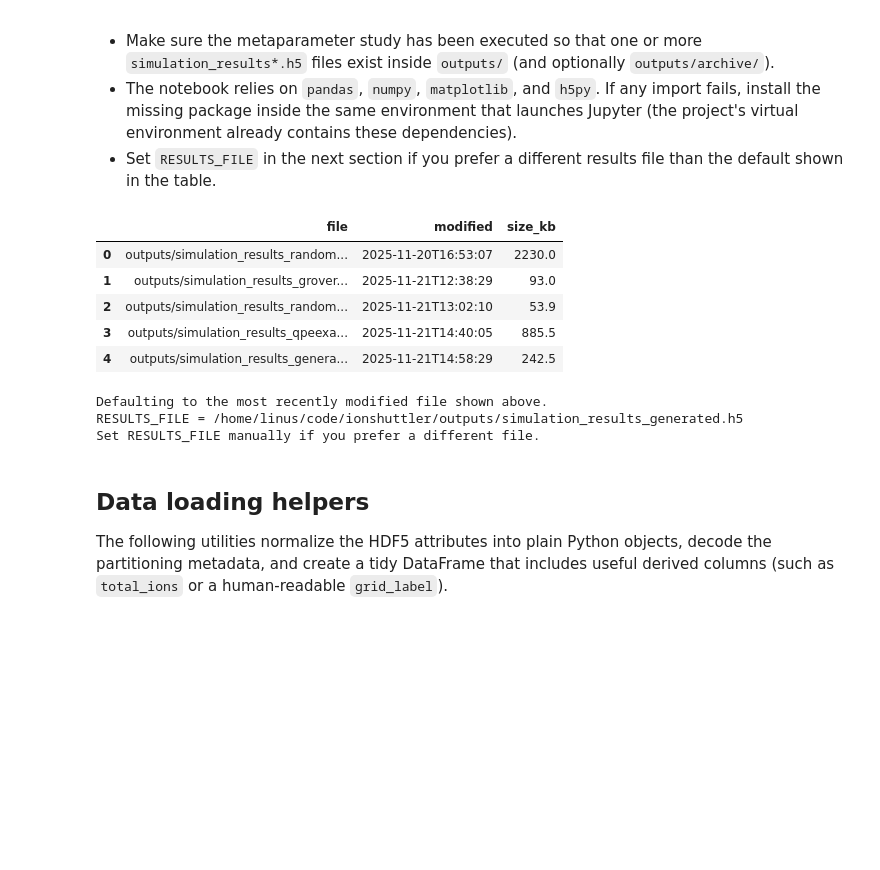
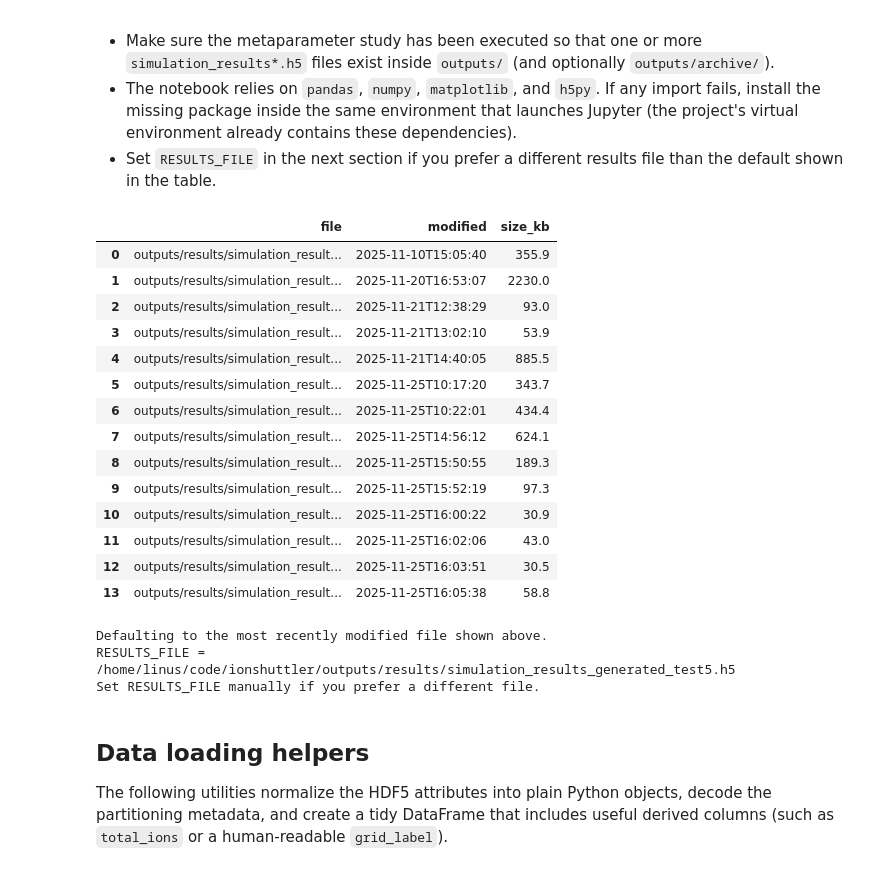
Before and after one commit to linusschulte/ionshuttler, a Jupyter notebook: notebooks/partitioning_comparison.ipynb, the cells around one changed output. Drawn from its saved outputs; the diff is of its cells as text; code cells hidden in the pictures; blank space fills up the shorter version.

```diff
--- a/notebooks/partitioning_comparison.ipynb
+++ b/notebooks/partitioning_comparison.ipynb
@@ -43,7 +43,7 @@ def find_project_root(marker: str = "pyproject.toml") -> Path:
     raise FileNotFoundError(f"Could not locate {marker} starting from {current}.")
 
 PROJECT_ROOT = find_project_root()
-OUTPUT_DIRS = [PROJECT_ROOT / "outputs"]
+OUTPUT_DIRS = [PROJECT_ROOT / "outputs/results"]
 
 def list_result_files(pattern: str = "simulation_results*.h5") -> list[Path]:
     files: list[Path] = []
@@ -51,40 +51,49 @@ def list_result_files(pattern: str = "simulation_results*.h5") -> list[Path]:
         if directory.exists():
             files.extend(sorted(directory.glob(pattern)))
     files.sort(key=lambda path: path.stat().st_mtime)
     return files
 
 available_result_files = list_result_files()
 file_records = []
 for path in available_result_files:
     stat = path.stat()
     file_records.append(
         {
             "file": str(path.relative_to(PROJECT_ROOT)),
             "modified": datetime.fromtimestamp(stat.st_mtime).isoformat(timespec="seconds"),
             "size_kb": round(stat.st_size / 1024, 1),
         }
     )
 
 files_df = pd.DataFrame(file_records)
 display(files_df if not files_df.empty else "No simulation_results*.h5 files found yet.")
 
 if available_result_files:
     print("Defaulting to the most recently modified file shown above.")
     RESULTS_FILE = available_result_files[-1]
 else:
     RESULTS_FILE = PROJECT_ROOT / "outputs" / "simulation_results.h5"
 
 print(f"RESULTS_FILE = {RESULTS_FILE}")
 print("Set RESULTS_FILE manually if you prefer a different file.")
 # %% [output]
 |  | file | modified | size_kb |
-| 0 | outputs/simulation_results_random... | 2025-11-20T16:53:07 | 2230.0 |
-| 1 | outputs/simulation_results_grover... | 2025-11-21T12:38:29 | 93.0 |
-| 2 | outputs/simulation_results_random... | 2025-11-21T13:02:10 | 53.9 |
-| 3 | outputs/simulation_results_qpeexa... | 2025-11-21T14:40:05 | 885.5 |
-| 4 | outputs/simulation_results_genera... | 2025-11-21T14:58:29 | 242.5 |
+| 0 | outputs/results/simulation_result... | 2025-11-10T15:05:40 | 355.9 |
+| 1 | outputs/results/simulation_result... | 2025-11-20T16:53:07 | 2230.0 |
+| 2 | outputs/results/simulation_result... | 2025-11-21T12:38:29 | 93.0 |
+| 3 | outputs/results/simulation_result... | 2025-11-21T13:02:10 | 53.9 |
+| 4 | outputs/results/simulation_result... | 2025-11-21T14:40:05 | 885.5 |
+| 5 | outputs/results/simulation_result... | 2025-11-25T10:17:20 | 343.7 |
+| 6 | outputs/results/simulation_result... | 2025-11-25T10:22:01 | 434.4 |
+| 7 | outputs/results/simulation_result... | 2025-11-25T14:56:12 | 624.1 |
+| 8 | outputs/results/simulation_result... | 2025-11-25T15:50:55 | 189.3 |
+| 9 | outputs/results/simulation_result... | 2025-11-25T15:52:19 | 97.3 |
+| 10 | outputs/results/simulation_result... | 2025-11-25T16:00:22 | 30.9 |
+| 11 | outputs/results/simulation_result... | 2025-11-25T16:02:06 | 43.0 |
+| 12 | outputs/results/simulation_result... | 2025-11-25T16:03:51 | 30.5 |
+| 13 | outputs/results/simulation_result... | 2025-11-25T16:05:38 | 58.8 |
 Defaulting to the most recently modified file shown above.
-RESULTS_FILE = /home/linus/code/ionshuttler/outputs/simulation_results_generated.h5
+RESULTS_FILE = /home/linus/code/ionshuttler/outputs/results/simulation_results_generated_test5.h5
 Set RESULTS_FILE manually if you prefer a different file.
 # %% [markdown]
 ## Data loading helpers
```
Also changed, not shown: parts of 10 cells of this notebook, 9 other files.
